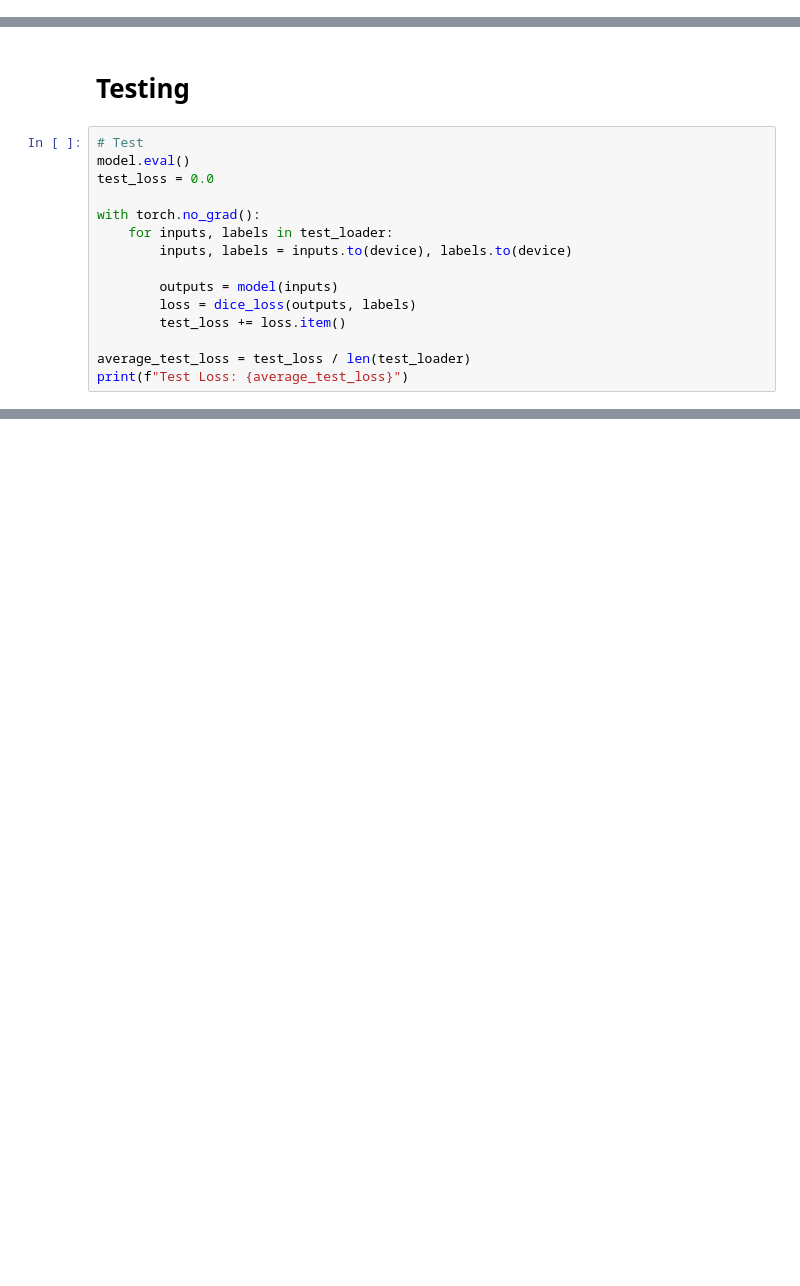
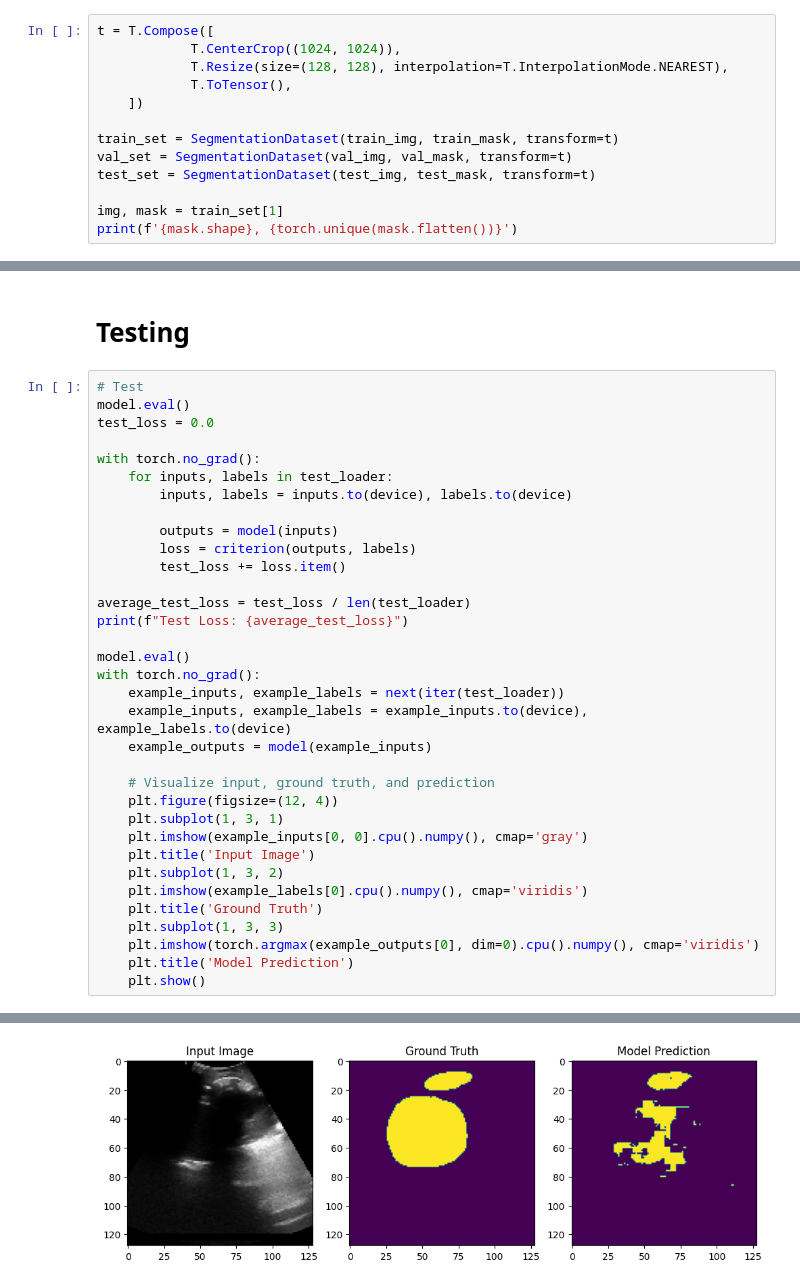
Before and after one commit to lamld203844/Biomedical-Segmentation, a Jupyter notebook: baseline-model.ipynb, the cells around one changed output, grey strips where cells are left out. Saved outputs shown, nothing was run; the diff lists cells and outputs as text; blank space fills up the shorter version.

```diff
--- a/baseline-model.ipynb
+++ b/baseline-model.ipynb
@@ -159,0 +157,13 @@ test_set = SegmentationDataset(test_img, test_mask)
+# %%
+t = T.Compose([
+            T.CenterCrop((1024, 1024)),
+            T.Resize(size=(128, 128), interpolation=T.InterpolationMode.NEAREST),
+            T.ToTensor(),
+    ])
+
+train_set = SegmentationDataset(train_img, train_mask, transform=t)
+val_set = SegmentationDataset(val_img, val_mask, transform=t)
+test_set = SegmentationDataset(test_img, test_mask, transform=t)
+
+img, mask = train_set[1]
+print(f'{mask.shape}, {torch.unique(mask.flatten())}')
@@ -465,9 +359,28 @@ with torch.no_grad():
         inputs, labels = inputs.to(device), labels.to(device)
 
         outputs = model(inputs)
-        loss = dice_loss(outputs, labels)
+        loss = criterion(outputs, labels)
         test_loss += loss.item()
 
 average_test_loss = test_loss / len(test_loader)
 print(f"Test Loss: {average_test_loss}")
+
+model.eval()
+with torch.no_grad():
+    example_inputs, example_labels = next(iter(test_loader))
+    example_inputs, example_labels = example_inputs.to(device), example_labels.to(device)
+    example_outputs = model(example_inputs)
+
+    # Visualize input, ground truth, and prediction
+    plt.figure(figsize=(12, 4))
+    plt.subplot(1, 3, 1)
+    plt.imshow(example_inputs[0, 0].cpu().numpy(), cmap='gray')
+    plt.title('Input Image')
+    plt.subplot(1, 3, 2)
+    plt.imshow(example_labels[0].cpu().numpy(), cmap='viridis')
+    plt.title('Ground Truth')
+    plt.subplot(1, 3, 3)
+    plt.imshow(torch.argmax(example_outputs[0], dim=0).cpu().numpy(), cmap='viridis')
+    plt.title('Model Prediction')
+    plt.show()
 # %% [output]
@@ -474,0 +388 @@ NameError: name 'dice_loss' is not defined
+[figure, added]
```
Also changed, not shown: parts of 20 cells of this notebook.
